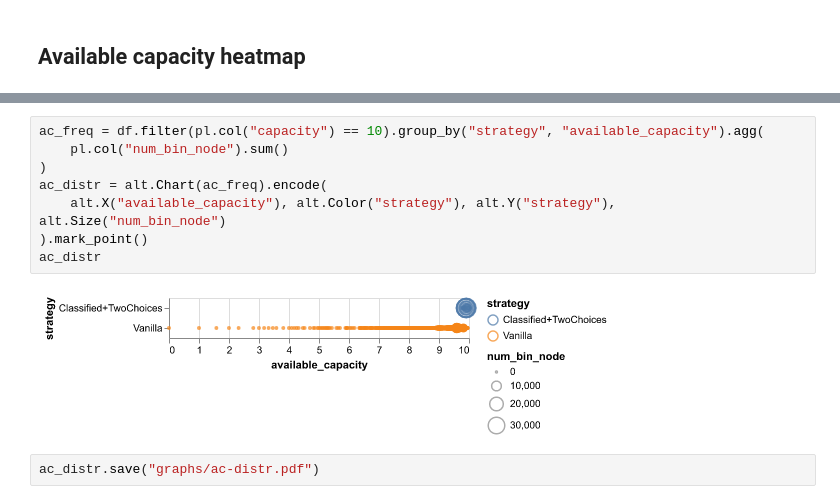
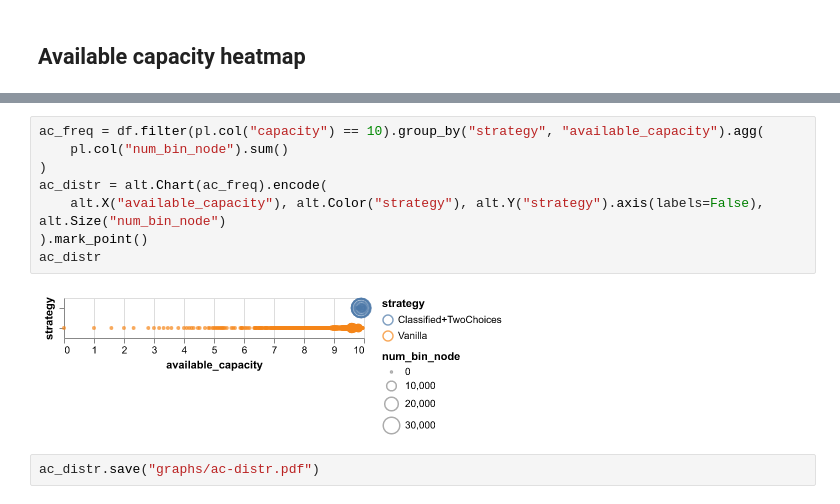
Before and after one commit to sgdxbc/storage-simulation-data, a Jupyter notebook: graphs.ipynb, the cells around one changed output, grey strips where cells are left out. Drawn from its saved outputs; the diff is of its cells as text.

Commit message:
Update graph

```diff
--- a/graphs.ipynb
+++ b/graphs.ipynb
@@ -301,13 +301,13 @@ shape: (139_738, 4)
 # %%
 ac_freq = df.filter(pl.col("capacity") == 10).group_by("strategy", "available_capacity").agg(
     pl.col("num_bin_node").sum()
 )
 ac_distr = alt.Chart(ac_freq).encode(
-    alt.X("available_capacity"), alt.Color("strategy"), alt.Y("strategy"), alt.Size("num_bin_node")
+    alt.X("available_capacity"), alt.Color("strategy"), alt.Y("strategy").axis(labels=False), alt.Size("num_bin_node")
 ).mark_point()
 ac_distr
 # %% [output]
-[figure, old version]
+[figure, new version]
 # %%
 ac_distr.save("graphs/ac-distr.pdf")
 # %%
```
Also changed, not shown: parts of 2 cells of this notebook, 2 other files.
